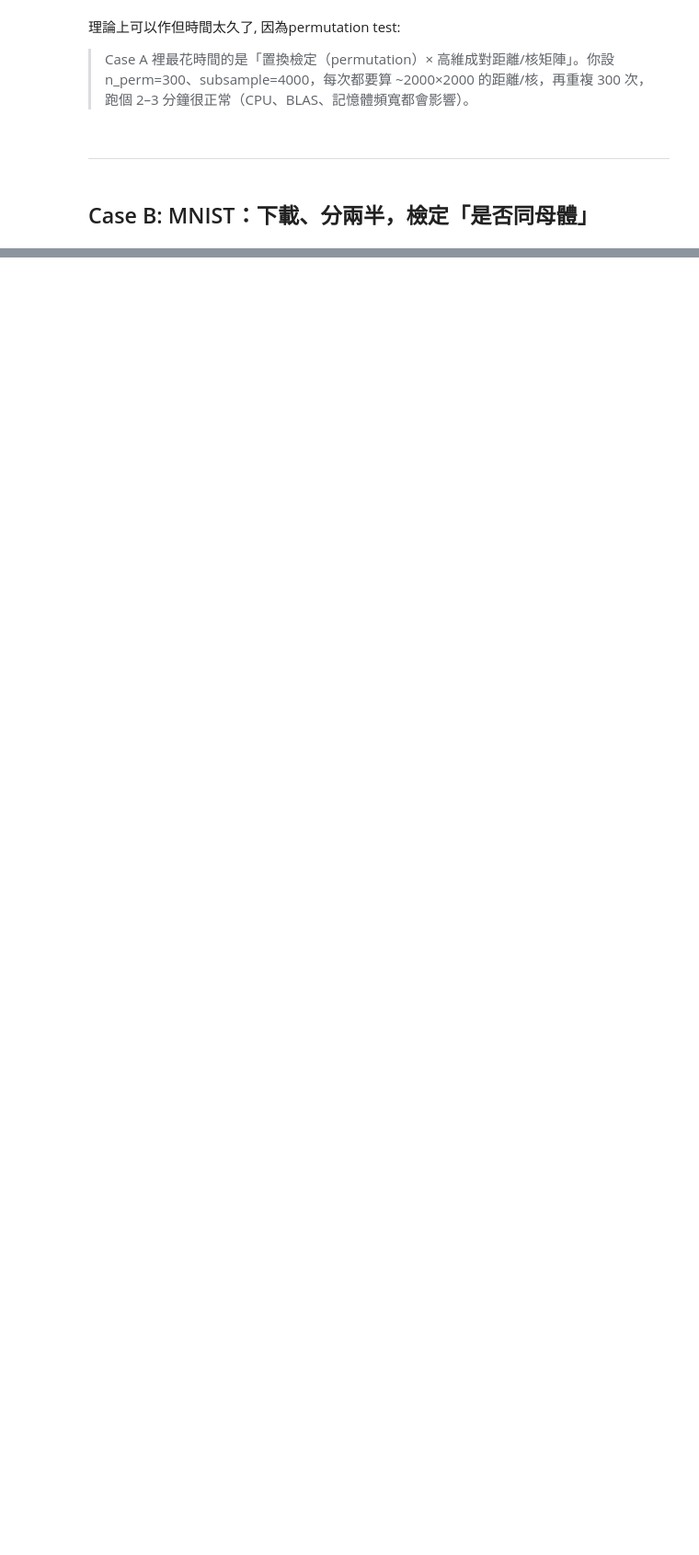
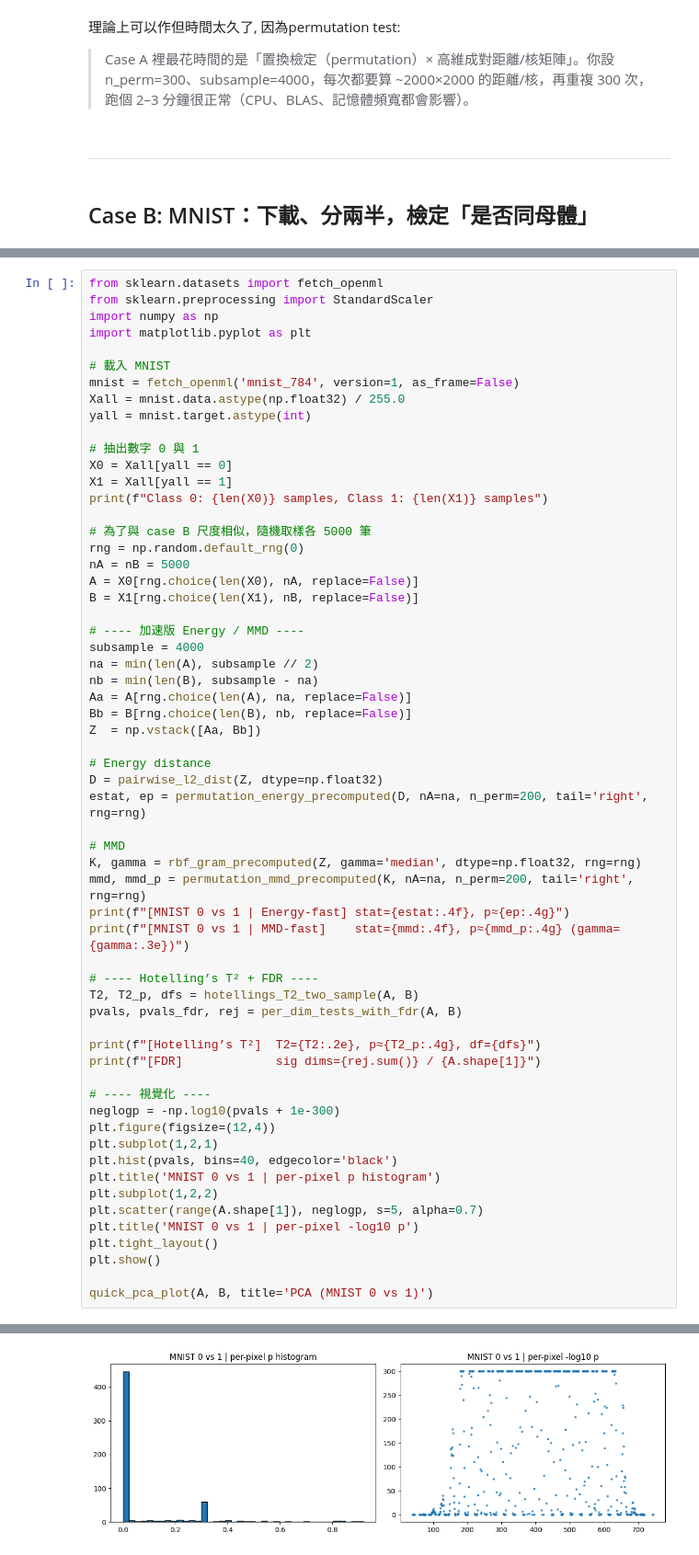
Before and after one commit to XuanWeiWang-999/2025Autumn_ML-project-DiffusionModel_02, a Jupyter notebook: 20251022_code/20251022_1000-D normal dist stat test.ipynb, the cells around one changed output, grey strips where cells are left out. Shown: that part at 92% size. Saved outputs shown, nothing was run; the diff lists cells and outputs as text; blank space fills up the shorter version.

```diff
--- a/20251022_code/20251009_1000-D normal dist stat test.ipynb
+++ b/20251022_code/20251022_1000-D normal dist stat test.ipynb
@@ -379,0 +396,61 @@ quick_pca_plot(A, B, title='PCA (MNIST halves)')
+# %%
+from sklearn.datasets import fetch_openml
+from sklearn.preprocessing import StandardScaler
+import numpy as np
+import matplotlib.pyplot as plt
+
+# 載入 MNIST
+mnist = fetch_openml('mnist_784', version=1, as_frame=False)
+Xall = mnist.data.astype(np.float32) / 255.0
+yall = mnist.target.astype(int)
+
+# 抽出數字 0 與 1
+X0 = Xall[yall == 0]
+X1 = Xall[yall == 1]
+print(f"Class 0: {len(X0)} samples, Class 1: {len(X1)} samples")
+
+# 為了與 case B 尺度相似，隨機取樣各 5000 筆
+rng = np.random.default_rng(0)
+nA = nB = 5000
+A = X0[rng.choice(len(X0), nA, replace=False)]
+B = X1[rng.choice(len(X1), nB, replace=False)]
+
+# ---- 加速版 Energy / MMD ----
+subsample = 4000
+na = min(len(A), subsample // 2)
+nb = min(len(B), subsample - na)
+Aa = A[rng.choice(len(A), na, replace=False)]
+Bb = B[rng.choice(len(B), nb, replace=False)]
+Z  = np.vstack([Aa, Bb])
+
+# Energy distance
+D = pairwise_l2_dist(Z, dtype=np.float32)
+estat, ep = permutation_energy_precomputed(D, nA=na, n_perm=200, tail='right', rng=rng)
+
+# MMD
+K, gamma = rbf_gram_precomputed(Z, gamma='median', dtype=np.float32, rng=rng)
+mmd, mmd_p = permutation_mmd_precomputed(K, nA=na, n_perm=200, tail='right', rng=rng)
+print(f"[MNIST 0 vs 1 | Energy-fast] stat={estat:.4f}, p≈{ep:.4g}")
+print(f"[MNIST 0 vs 1 | MMD-fast]    stat={mmd:.4f}, p≈{mmd_p:.4g} (gamma={gamma:.3e})")
+
+# ---- Hotelling’s T² + FDR ----
+T2, T2_p, dfs = hotellings_T2_two_sample(A, B)
+pvals, pvals_fdr, rej = per_dim_tests_with_fdr(A, B)
+
+print(f"[Hotelling’s T²]  T2={T2:.2e}, p≈{T2_p:.4g}, df={dfs}")
+print(f"[FDR]             sig dims={rej.sum()} / {A.shape[1]}")
+
+# ---- 視覺化 ----
+neglogp = -np.log10(pvals + 1e-300)
+plt.figure(figsize=(12,4))
+plt.subplot(1,2,1)
+plt.hist(pvals, bins=40, edgecolor='black')
+plt.title('MNIST 0 vs 1 | per-pixel p histogram')
+plt.subplot(1,2,2)
+plt.scatter(range(A.shape[1]), neglogp, s=5, alpha=0.7)
+plt.title('MNIST 0 vs 1 | per-pixel -log10 p')
+plt.tight_layout()
+plt.show()
+
+quick_pca_plot(A, B, title='PCA (MNIST 0 vs 1)')
+# %% [output]
@@ -379,0 +462 @@ quick_pca_plot(A, B, title='PCA (MNIST halves)')
+[figure, added]
```
Also changed, not shown: parts of 6 cells of this notebook.
